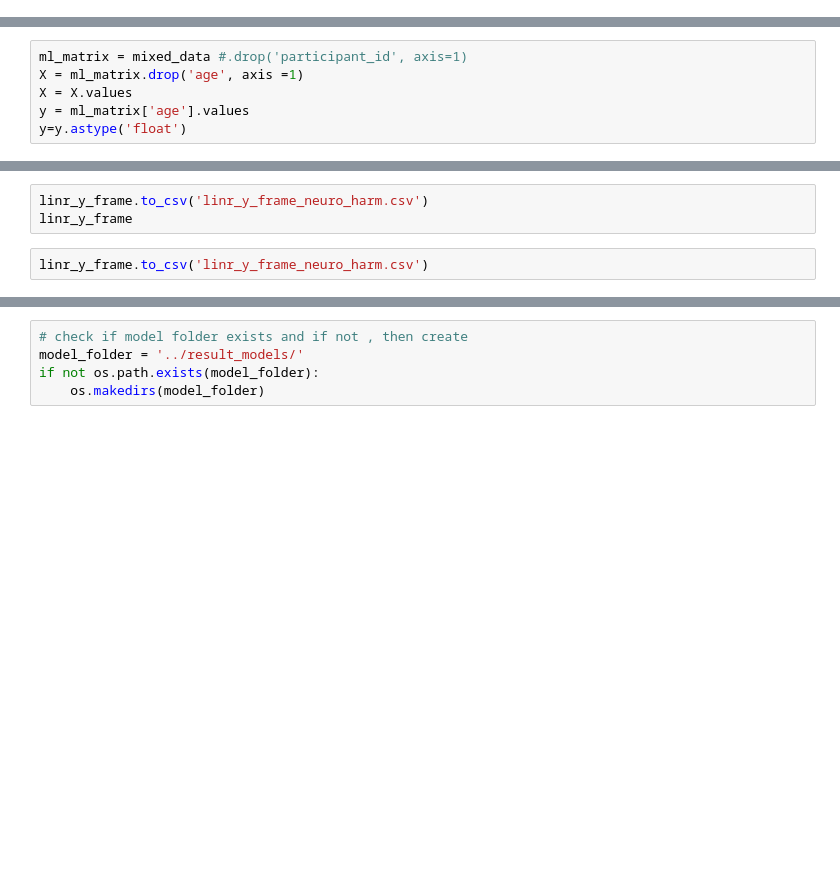
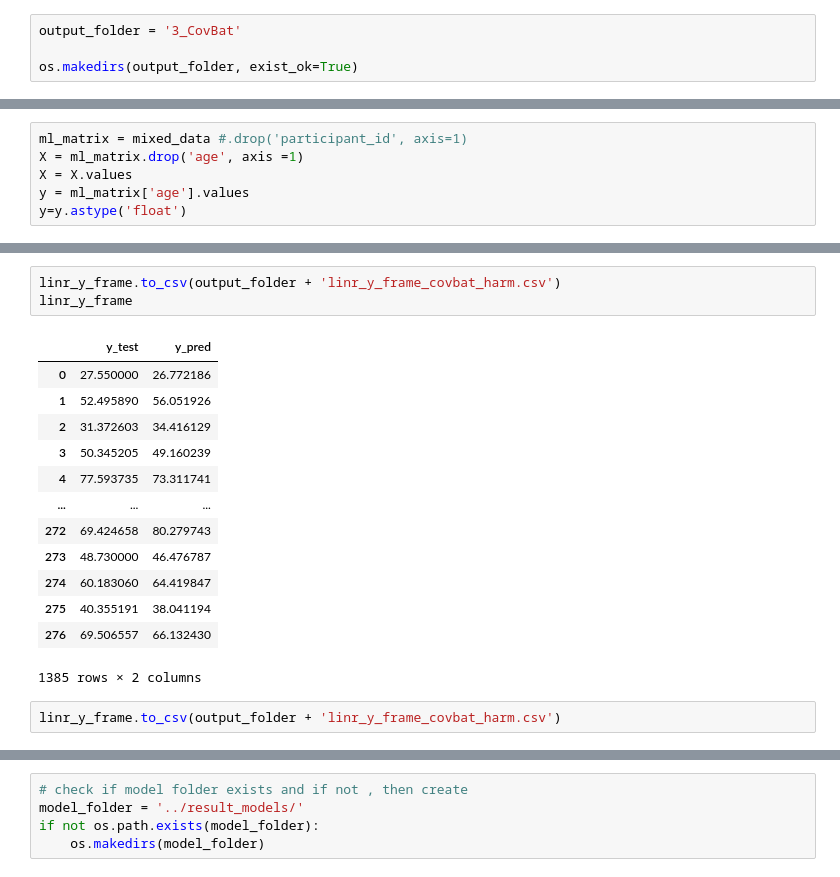
Before and after one commit to brainspinner/cvasl, a Jupyter notebook: extended_harm_paper/ml_experiment3f-covbat.ipynb, the cells around one changed output, grey strips where cells are left out. Saved outputs shown, nothing was run; the diff lists cells and outputs as text; blank space fills up the shorter version.

```diff
--- a/extended_harm_paper/ml_experiment3f-covbat.ipynb
+++ b/extended_harm_paper/ml_experiment3f-covbat.ipynb
@@ -119,6 +147,10 @@ print(z)
 # make mixed StrokeMRI and TOP dataset
 #mixed_data = pd.concat([TOP, StrokeMRI], sort=False)
 mixed_data = TOPMRI
+# %%
+output_folder = '3_CovBat'
+
+os.makedirs(output_folder, exist_ok=True)
 # %% [markdown]
 ## Build ML models
 # %%
@@ -139,8 +181,22 @@ avg_linr
 # %%
-linr_y_frame.to_csv('linr_y_frame_neuro_harm.csv')
+linr_y_frame.to_csv(output_folder + 'linr_y_frame_covbat_harm.csv')
 linr_y_frame
+# %% [output]
+|  | y_test | y_pred |
+| 0 | 27.550000 | 26.772186 |
+| 1 | 52.495890 | 56.051926 |
+| 2 | 31.372603 | 34.416129 |
+| 3 | 50.345205 | 49.160239 |
+| 4 | 77.593735 | 73.311741 |
+| ... | ... | ... |
+| 272 | 69.424658 | 80.279743 |
+| 273 | 48.730000 | 46.476787 |
+| 274 | 60.183060 | 64.419847 |
+| 275 | 40.355191 | 38.041194 |
+| 276 | 69.506557 | 66.132430 |
+1385 rows × 2 columns
 # %%
-linr_y_frame.to_csv('linr_y_frame_neuro_harm.csv')
+linr_y_frame.to_csv(output_folder + 'linr_y_frame_covbat_harm.csv')
 # %%
 linr = models[0]
 linr[0]
```
Also changed, not shown: parts of 76 cells of this notebook, 5 other files.
